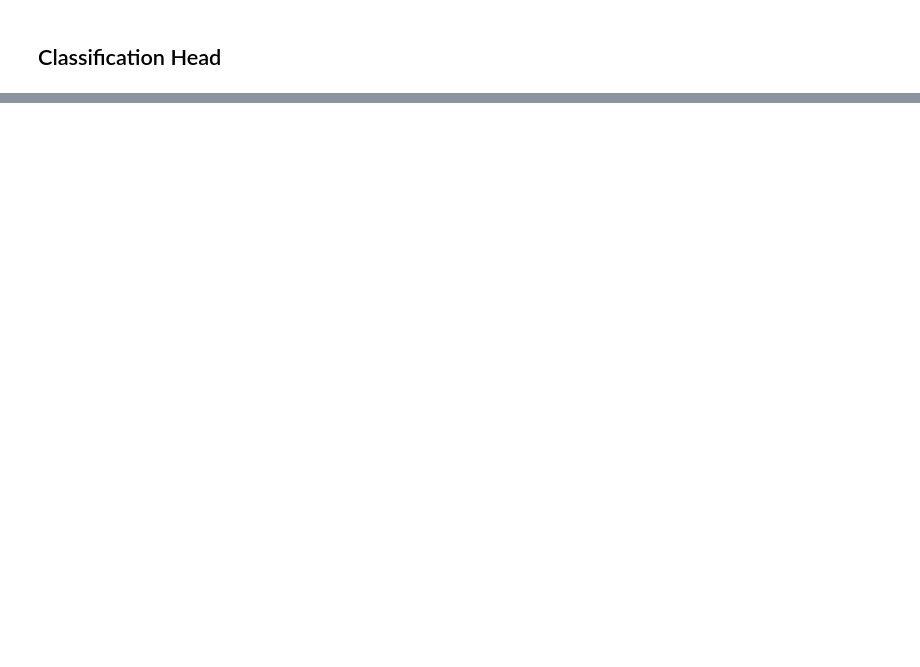
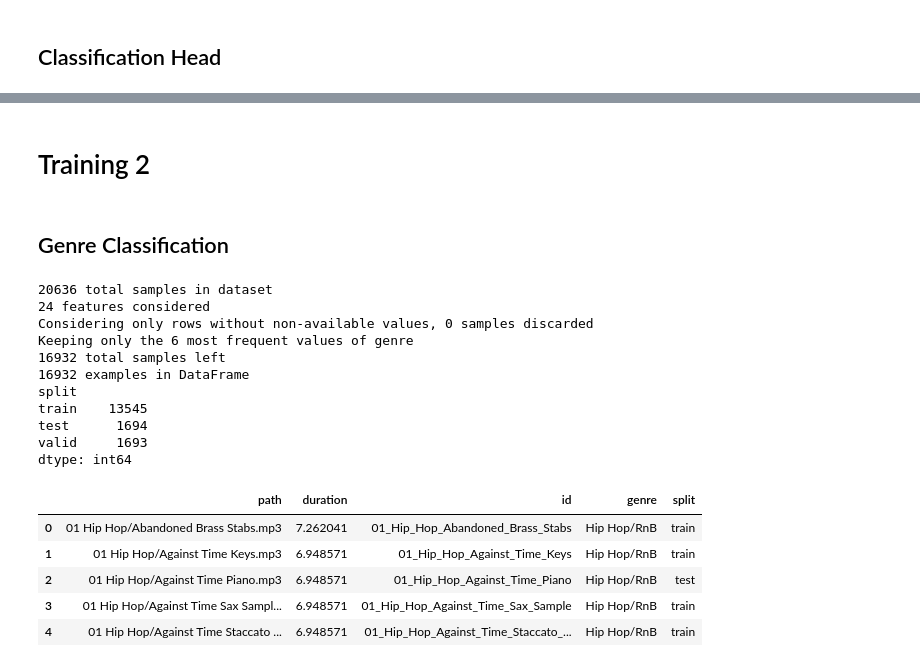
Before and after one commit to LIA-UniBo/music-classification, a Jupyter notebook: 2_training.ipynb, the cells around one changed output, grey strips where cells are left out. Saved outputs shown, nothing was run; the diff lists cells and outputs as text; code cells hidden in the pictures; blank space fills up the shorter version.

```diff
--- a/2_training.ipynb
+++ b/2_training.ipynb
@@ -17,11 +17,26 @@ AUDIOS_DIR_PATH = os.path.join(RES_DIR_PATH, "mp3_data")
 MODELS_DIR_PATH = os.path.join(RES_DIR_PATH, "models")
 DATASETS_DIR_PATH = os.path.join(RES_DIR_PATH, "datasets")
 NOTEBOOK_ENV = "jupyter"
+TOP_N_GENRES = 6
+TOP_N_FEATURES = 9
 
-CSV_PATH = os.path.join(RES_DIR_PATH, "samples.csv")
+CSV_PATH = os.path.join(RES_DIR_PATH, "samples_clustered.csv")
 
-FEATURES_CONFIG = {
+FEATURES_CONFIG_SUBSET = {
     "genre": {"top_n": 3, "samples": 1000}
+}
+
+FEATURES_CONFIG_GEN = {
+    "genre": {"top_n": TOP_N_GENRES, "samples": None}
+}
+
+FEATURES_CONFIG_CAT = {
+    "category": {"top_n": TOP_N_FEATURES, "samples": None}
+}
+
+FEATURES_CONFIG_MULTI = {
+    "genre": {"top_n": TOP_N_GENRES, "samples": None},
+    "category": {"top_n": TOP_N_FEATURES, "samples": None}
 }
 
 VALID_SIZE = 0.1
@@ -702,0 +334,2 @@ Run history:
+# %% [markdown]
+# Training 2
@@ -702,0 +348,25 @@ Run history:
+# %% [markdown]
+## Genre Classification
+# %%
+# Build the filename indicating the subset of the whole dataset with the specific configurations
+df = create_or_load_df(FEATURES_CONFIG_GEN)
+
+df.head()
+# %% [output]
+20636 total samples in dataset
+24 features considered
+Considering only rows without non-available values, 0 samples discarded
+Keeping only the 6 most frequent values of genre
+16932 total samples left
+16932 examples in DataFrame
+split
+train    13545
+test      1694
+valid     1693
+dtype: int64
+|  | path | duration | id | genre | split |
+| 0 | 01 Hip Hop/Abandoned Brass Stabs.mp3 | 7.262041 | 01_Hip_Hop_Abandoned_Brass_Stabs | Hip Hop/RnB | train |
+| 1 | 01 Hip Hop/Against Time Keys.mp3 | 6.948571 | 01_Hip_Hop_Against_Time_Keys | Hip Hop/RnB | train |
+| 2 | 01 Hip Hop/Against Time Piano.mp3 | 6.948571 | 01_Hip_Hop_Against_Time_Piano | Hip Hop/RnB | test |
+| 3 | 01 Hip Hop/Against Time Sax Sampl... | 6.948571 | 01_Hip_Hop_Against_Time_Sax_Sample | Hip Hop/RnB | train |
+| 4 | 01 Hip Hop/Against Time Staccato ... | 6.948571 | 01_Hip_Hop_Against_Time_Staccato_... | Hip Hop/RnB | train |
```
Also changed, not shown: parts of 25 cells of this notebook, 1 other file.
